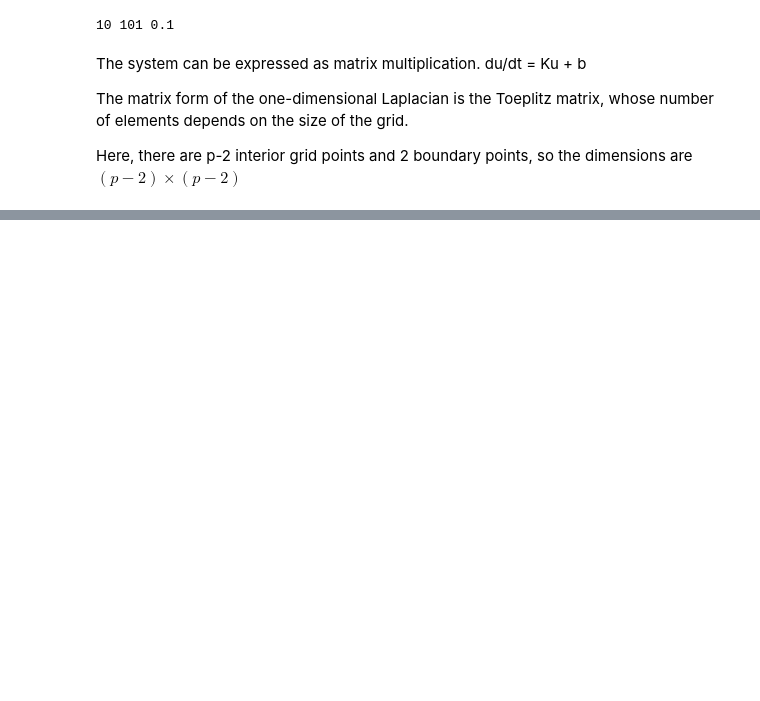
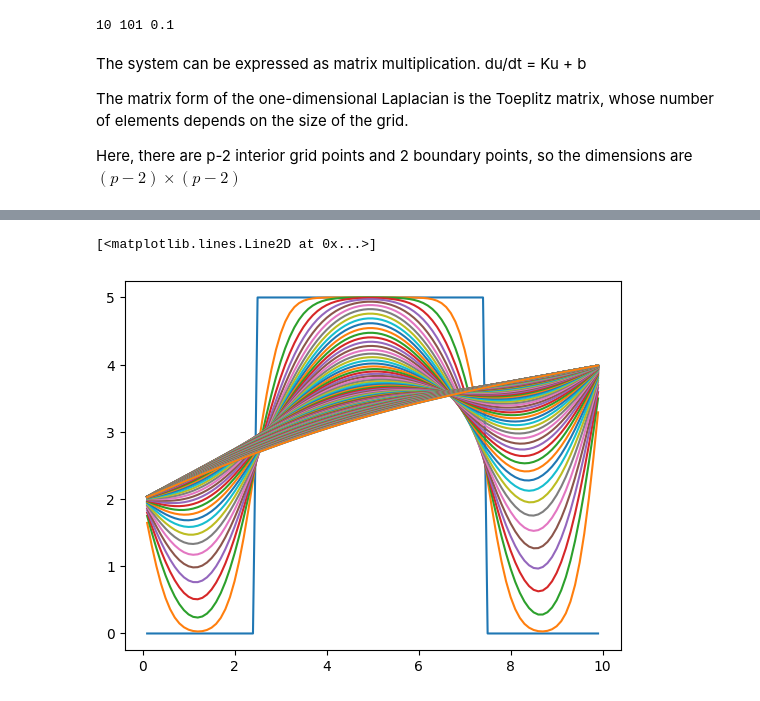
Before and after one commit to XDMisonoXDMikaXD/diffy-qs-solver, a Jupyter notebook: 1d_heateqn.ipynb, the cells around one changed output, grey strips where cells are left out. Drawn from its saved outputs; the diff is of its cells as text; code cells hidden in the pictures; blank space fills up the shorter version.

```diff
--- a/1d_heateqn.ipynb
+++ b/1d_heateqn.ipynb
@@ -87 +131,10 @@ def RK4(func, t_init, t_end, y0, dt):
+# %%
+#non-homogeneous term encoding the boundary conditions:
+b = np.zeros(p-2)
+b[[0,len(b)-1]] = [2,4]
+
+#interior initial conditions.
+x = np.linspace(h, L-h, p-2)
+u0 = np.zeros(p-2)
+u0[int((p-2)/4):int(3*(p-2)/4)] = 5
 # %%
@@ -101,0 +162,8 @@ plt.plot(x, solution[:,-1])
+# %%
+x = np.linspace(h, L-h, p-2)
+for i in range(0, int(solution_CN.shape[1]),20):
+    plt.plot(x, solution_CN[:,i])
+plt.plot(x, solution_CN[:,-1])
+# %% [output]
+[<matplotlib.lines.Line2D at 0x...>]
+[figure, added]
```
Also changed, not shown: parts of 17 cells of this notebook.
